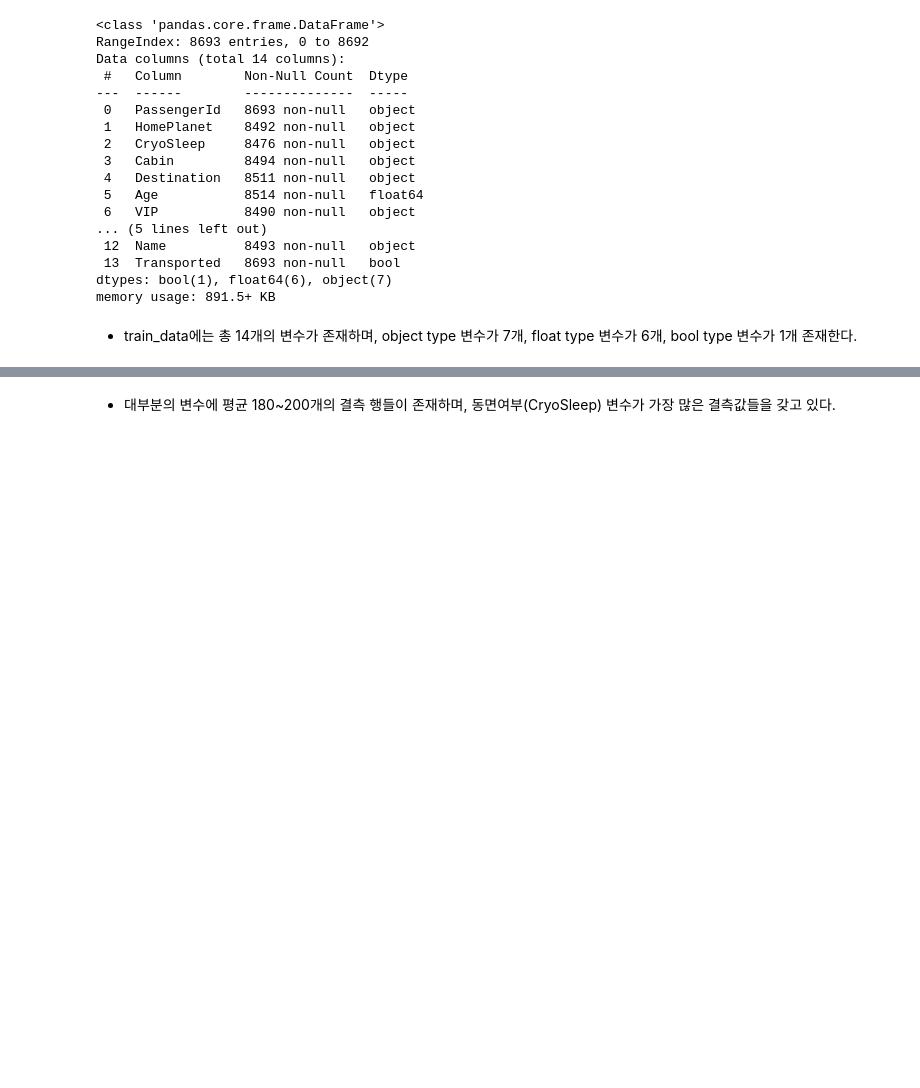
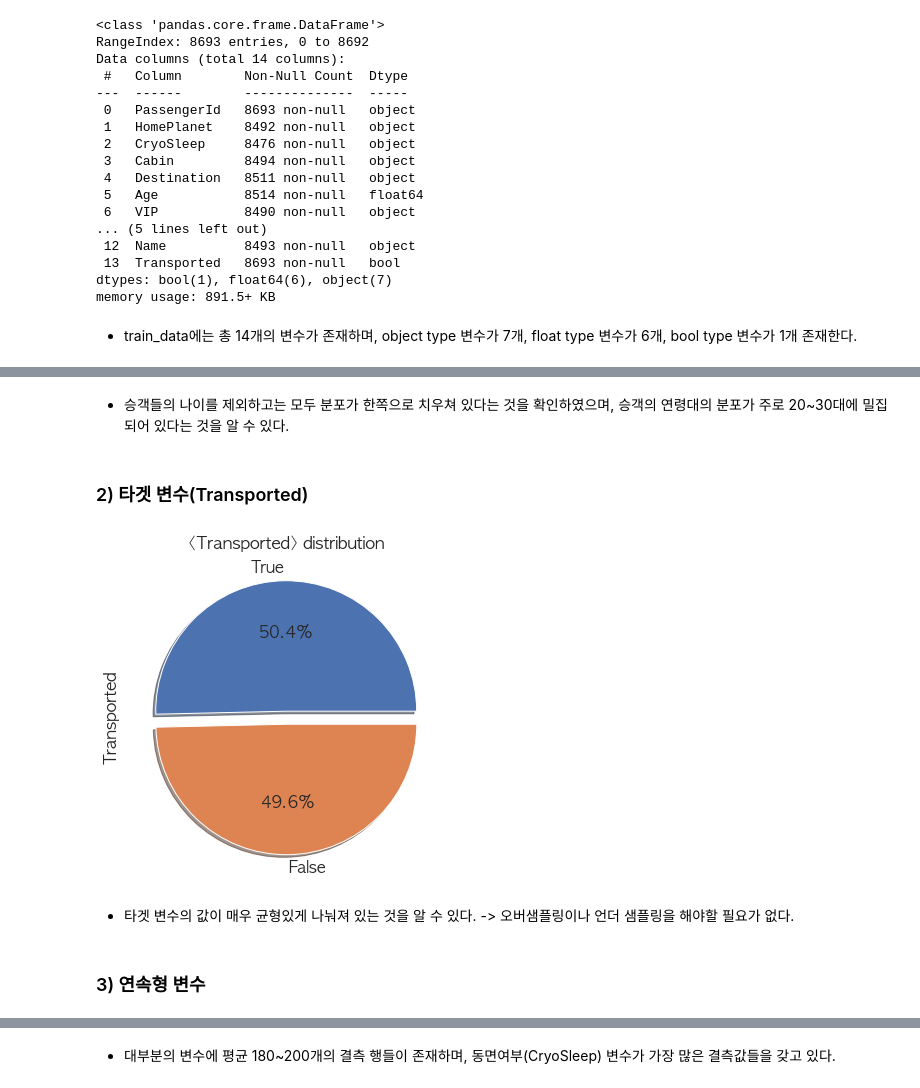
Before and after one commit to ehddy/AI_Study, a Jupyter notebook: 과제 3/과제3_18010244_김동요.ipynb, the cells around one changed output, grey strips where cells are left out. Saved outputs shown, nothing was run; the diff lists cells and outputs as text; code cells hidden in the pictures; blank space fills up the shorter version.

```diff
--- a/과제 3/과제3_18010244_김동요.ipynb
+++ b/과제 3/과제3_18010244_김동요.ipynb
@@ -136,0 +164,15 @@ memory usage: 434.5+ KB
+# %% [markdown]
+- 승객들의 나이를 제외하고는 모두 분포가 한쪽으로 치우쳐 있다는 것을 확인하였으며, 승객의 연령대의 분포가 주로 20~30대에 밀집되어 있다는 것을 알 수 있다.
+# %% [markdown]
+### 2) 타겟 변수(Transported)
+# %%
+plt.figure(figsize=(6,6))
+
+train_data['Transported'].value_counts().plot.pie(explode=[0.05,0.05], autopct='%1.1f%%', shadow=True, textprops={'fontsize':16}).set_title("<Transported> distribution")
+plt.show()
+# %% [output]
+[figure, added]
+# %% [markdown]
+- 타겟 변수의 값이 매우 균형있게 나눠져 있는 것을 알 수 있다. -> 오버샘플링이나 언더 샘플링을 해야할 필요가 없다.
+# %% [markdown]
+### 3) 연속형 변수
```
Also changed, not shown: parts of 102 cells of this notebook, 2 other files.
